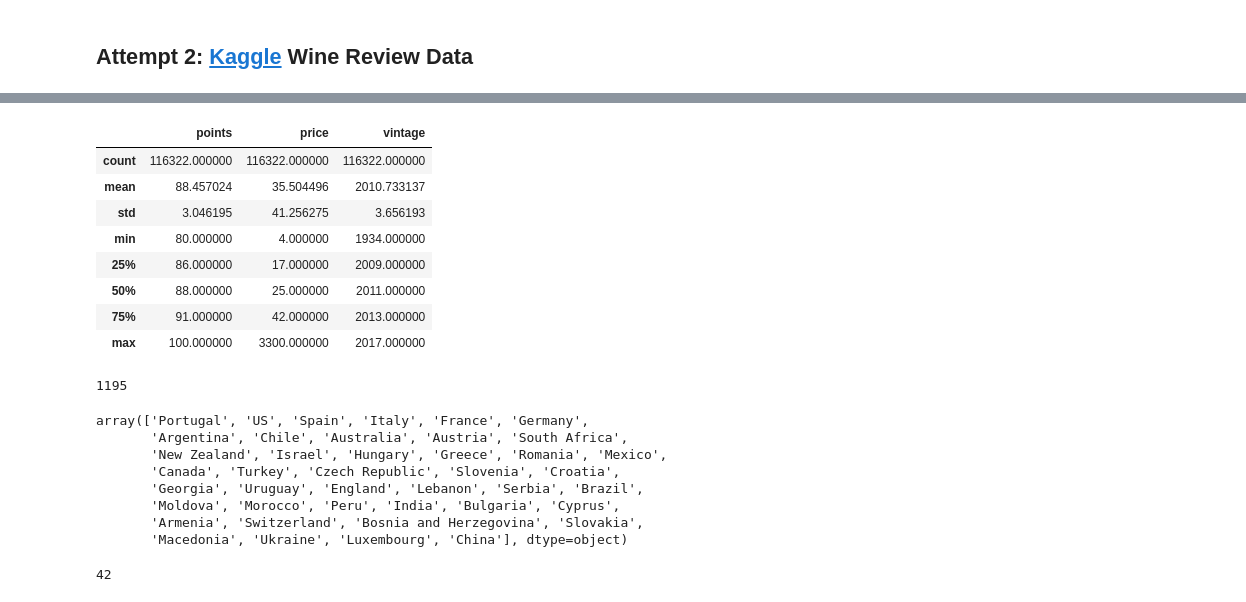
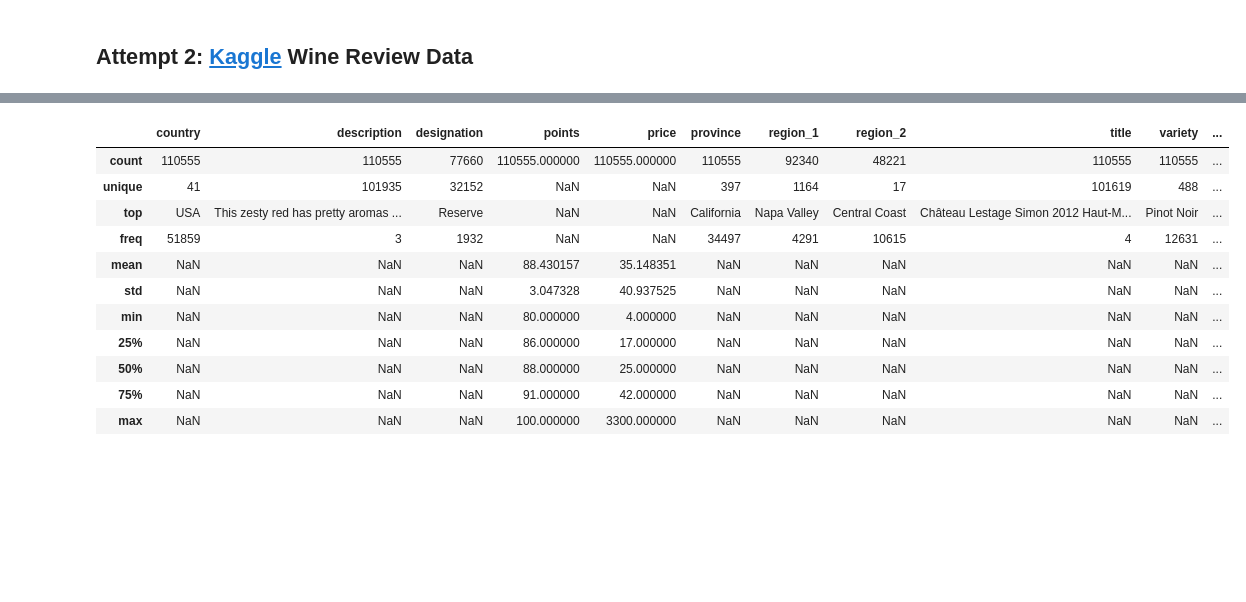
Before and after one commit to kapil1garg/eecs-496-info-viz-a3, a Jupyter notebook: eda/WineInteractiveViz_EDA.ipynb, the cells around one changed output, grey strips where cells are left out. Cells and saved outputs as stored; diff of their text form; code cells hidden in the pictures; blank space fills up the shorter version.

Commit message:
lots of data formatting and prep for viz

```diff
--- a/eda/WineInteractiveViz_EDA.ipynb
+++ b/eda/WineInteractiveViz_EDA.ipynb
@@ -23,0 +68,8 @@ sns.set(font_scale=1.5, style='whitegrid')
+# %%
+wikipedia_grapes_url = 'https://en.wikipedia.org/wiki/List_of_grape_varieties'
+wikipedia_grapes_source = urllib.request.urlopen(wikipedia_grapes_url, context=context).read()
+wikipedia_grapes_parsed = bs.BeautifulSoup(wikipedia_grapes_source, 'lxml')
+# %%
+red_grape_varieties = extract_grape_variety('Red_grapes', wikipedia_grapes_parsed)
+white_grape_varieties = extract_grape_variety('White_grapes', wikipedia_grapes_parsed)
+rose_grape_varieties = extract_grape_variety('Rose_Grapes', wikipedia_grapes_parsed)
@@ -90,8 +172,9 @@ def extract_vintage(wine_title):
 
     # check if there is one and only one year, and not a champagne
     if len(vintage_list) == 1 and not ' NV ' in wine_title:
+        vintage_year = int(float(vintage_list[0]))
+
         # check if newer than 1900
-        vintage_year = int(vintage_list[0])
         if vintage_year >= 1900:
             return vintage_year
     return None
@@ -109,9 +257,30 @@ del wine_130k_df['taster_name'], wine_130k_df['taster_twitter_handle']
 wine_130k_df = wine_130k_df.assign(vintage=wine_130k_df.title.apply(extract_vintage))
 
 # remove any and all NAs
-wine_130k_df.dropna(subset=['country', 'points', 'price', 'province', 'title', 'variety', 'winery', 'vintage'], inplace=True) # TODO: specify which cols to drop
+wine_130k_df.dropna(subset=['country', 'points', 'price', 'province', 'title', 'variety', 'winery', 'vintage'], inplace=True)
+
+# make points and vintage column int
+wine_130k_df['points'] = pd.to_numeric(wine_130k_df['points'])
+wine_130k_df['vintage'] = wine_130k_df['vintage'].astype(int)
+
+# replace US with USA
+wine_130k_df.replace({'US': 'USA'}, inplace=True)
+
+# add wine color column
+wine_130k_df = wine_130k_df.assign(color=wine_130k_df.apply(lambda x: label_variety_by_type(x['title'],
+                                                                                            x['variety'],
+                                                                                            red_grape_varieties,
+                                                                                            white_grape_varieties,
+                                                                                            rose_grape_varieties), axis=1))
+
+# remove all None wine colors
+wine_130k_df.dropna(subset=['color'], inplace=True)
 
 # reset index
 wine_130k_df.reset_index(drop=True, inplace=True)
-print('Number of records: {}'.format(len(wine_130k_df)))
-wine_130k_df.head()
+
+# save out full data and sample of 1000 wines
+wine_130k_df.to_json('../data/wine_reviews.json')
+
+wine_1k_df = wine_130k_df.sample(1000, random_state=42).reset_index(drop=True)
+wine_1k_df.to_json('../data/wine_reviews_small.json', orient='records')
@@ -130,31 +298,15 @@ len(wine_130k_df)
 # %%
-wine_130k_df.describe()
+wine_130k_df.describe(include='all')
 # %% [output]
-|  | points | price | vintage |
-| count | 116322.000000 | 116322.000000 | 116322.000000 |
-| mean | 88.457024 | 35.504496 | 2010.733137 |
-| std | 3.046195 | 41.256275 | 3.656193 |
-| min | 80.000000 | 4.000000 | 1934.000000 |
-| 25% | 86.000000 | 17.000000 | 2009.000000 |
-| 50% | 88.000000 | 25.000000 | 2011.000000 |
-| 75% | 91.000000 | 42.000000 | 2013.000000 |
-| max | 100.000000 | 3300.000000 | 2017.000000 |
+|  | country | description | designation | points | price | province | region_1 | region_2 | title | variety | ... |
+| count | 110555 | 110555 | 77660 | 110555.000000 | 110555.000000 | 110555 | 92340 | 48221 | 110555 | 110555 | ... |
+| unique | 41 | 101935 | 32152 | NaN | NaN | 397 | 1164 | 17 | 101619 | 488 | ... |
+| top | USA | This zesty red has pretty aromas ... | Reserve | NaN | NaN | California | Napa Valley | Central Coast | Château Lestage Simon 2012 Haut-M... | Pinot Noir | ... |
+| freq | 51859 | 3 | 1932 | NaN | NaN | 34497 | 4291 | 10615 | 4 | 12631 | ... |
+| mean | NaN | NaN | NaN | 88.430157 | 35.148351 | NaN | NaN | NaN | NaN | NaN | ... |
+| std | NaN | NaN | NaN | 3.047328 | 40.937525 | NaN | NaN | NaN | NaN | NaN | ... |
+| min | NaN | NaN | NaN | 80.000000 | 4.000000 | NaN | NaN | NaN | NaN | NaN | ... |
+| 25% | NaN | NaN | NaN | 86.000000 | 17.000000 | NaN | NaN | NaN | NaN | NaN | ... |
+| 50% | NaN | NaN | NaN | 88.000000 | 25.000000 | NaN | NaN | NaN | NaN | NaN | ... |
+| 75% | NaN | NaN | NaN | 91.000000 | 42.000000 | NaN | NaN | NaN | NaN | NaN | ... |
+| max | NaN | NaN | NaN | 100.000000 | 3300.000000 | NaN | NaN | NaN | NaN | NaN | ... |
-# %%
-len(wine_130k_df.region_1.unique())
-# %% [output]
-1195
-# %%
-wine_130k_df.country.unique()
-# %% [output]
-array(['Portugal', 'US', 'Spain', 'Italy', 'France', 'Germany',
-       'Argentina', 'Chile', 'Australia', 'Austria', 'South Africa',
-       'New Zealand', 'Israel', 'Hungary', 'Greece', 'Romania', 'Mexico',
-       'Canada', 'Turkey', 'Czech Republic', 'Slovenia', 'Croatia',
-       'Georgia', 'Uruguay', 'England', 'Lebanon', 'Serbia', 'Brazil',
-       'Moldova', 'Morocco', 'Peru', 'India', 'Bulgaria', 'Cyprus',
-       'Armenia', 'Switzerland', 'Bosnia and Herzegovina', 'Slovakia',
-       'Macedonia', 'Ukraine', 'Luxembourg', 'China'], dtype=object)
-# %%
-len(wine_130k_df.country.unique())
-# %% [output]
-42
```
Also changed, not shown: parts of 15 cells of this notebook, 4 other files.
